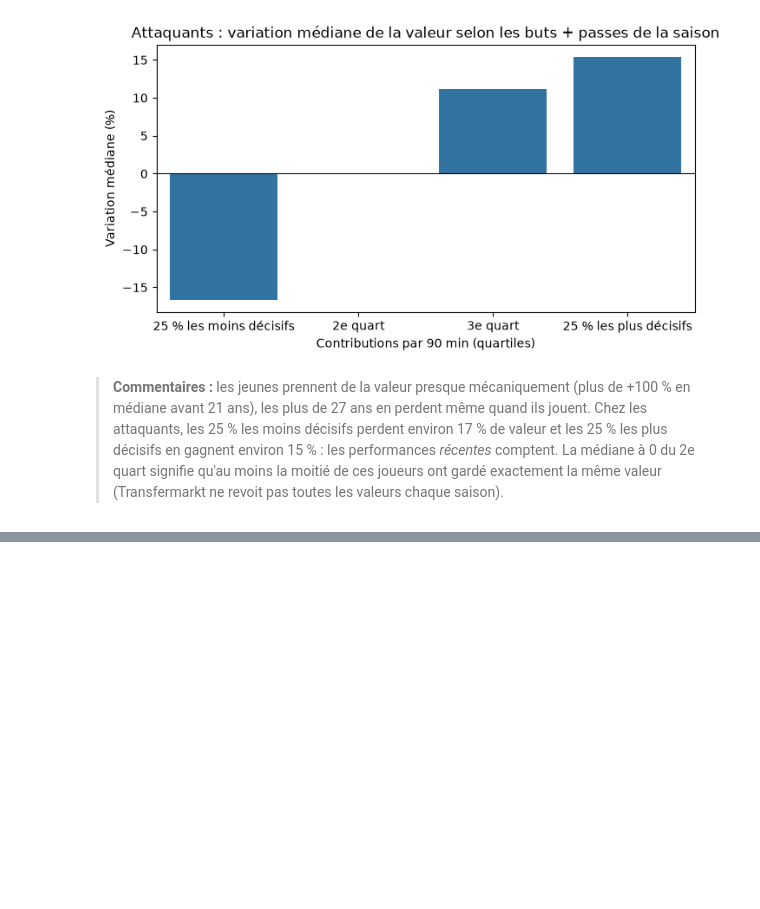
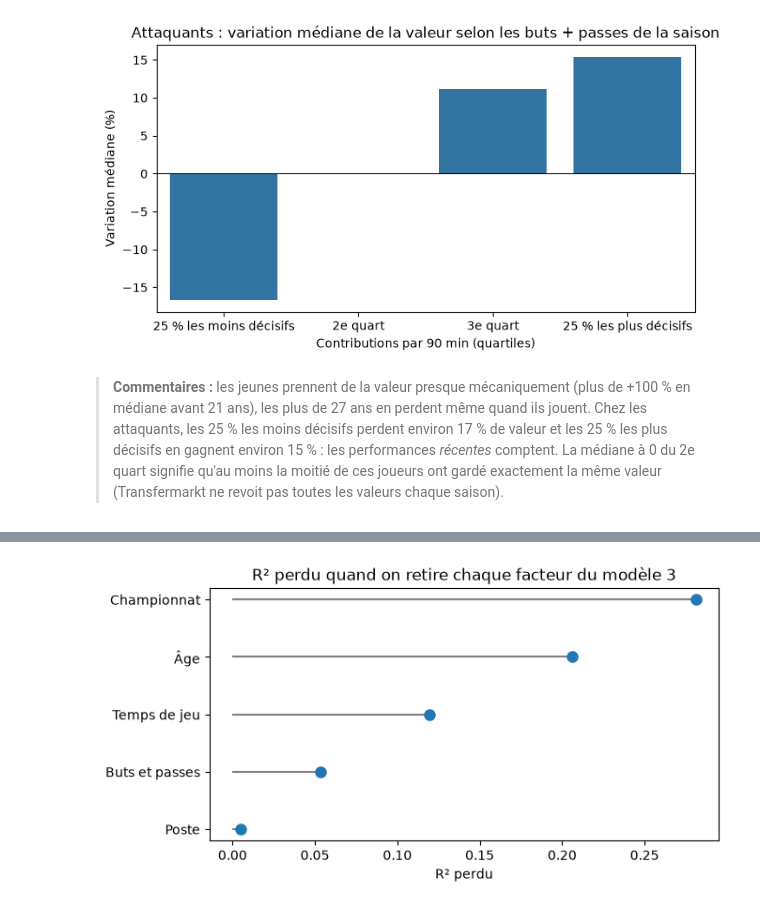
Before and after one commit to Iseo-sort/projet_python_football, a Jupyter notebook: notebooks/analyse_valeur.ipynb, the cells around one changed output, grey strips where cells are left out. Drawn from its saved outputs; the diff is of its cells as text; code cells hidden in the pictures; blank space fills up the shorter version.

```diff
--- a/notebooks/analyse_valeur.ipynb
+++ b/notebooks/analyse_valeur.ipynb
@@ -363,0 +555,22 @@ plt.show()
+# %%
+FACTEURS = {
+    "Championnat": "C(championnat, Treatment('Ligue 1'))",
+    "Âge": "age + I(age ** 2)",
+    "Poste": "C(poste, Treatment('Défenseur'))",
+    "Temps de jeu": "minutes_milliers",
+    "Buts et passes": "buts_10_matchs + passes_10_matchs",
+}
+
+lignes = []
+for nom, termes in FACTEURS.items():
+    autres_termes = [t for n, t in FACTEURS.items() if n != nom]
+    modele_sans = smf.ols("log_valeur ~ " + " + ".join(autres_termes), data=joueurs).fit()
+    modele_seul = smf.ols(f"log_valeur ~ {termes}", data=joueurs).fit()
+    lignes.append({
+        "facteur": nom,
+        "r2_perdu_si_retire": modele_3.rsquared - modele_sans.rsquared,
+        "r2_seul": modele_seul.rsquared,
+    })
+
+importance = pd.DataFrame(lignes).sort_values("r2_perdu_si_retire", ascending=False)
+importance.round(3)
@@ -363,0 +584,10 @@ plt.show()
+# %%
+fig, ax = plt.subplots(figsize=(7, 3.5))
+ax.hlines(y=importance["facteur"], xmin=0, xmax=importance["r2_perdu_si_retire"], color="grey")
+ax.plot(importance["r2_perdu_si_retire"], importance["facteur"], "o", markersize=8)
+ax.invert_yaxis()  # le facteur le plus important en haut
+ax.set(title="R² perdu quand on retire chaque facteur du modèle 3",
+       xlabel="R² perdu", ylabel="")
+plt.show()
+# %% [output]
+[figure, added]
```
Also changed, not shown: parts of 17 cells of this notebook.
